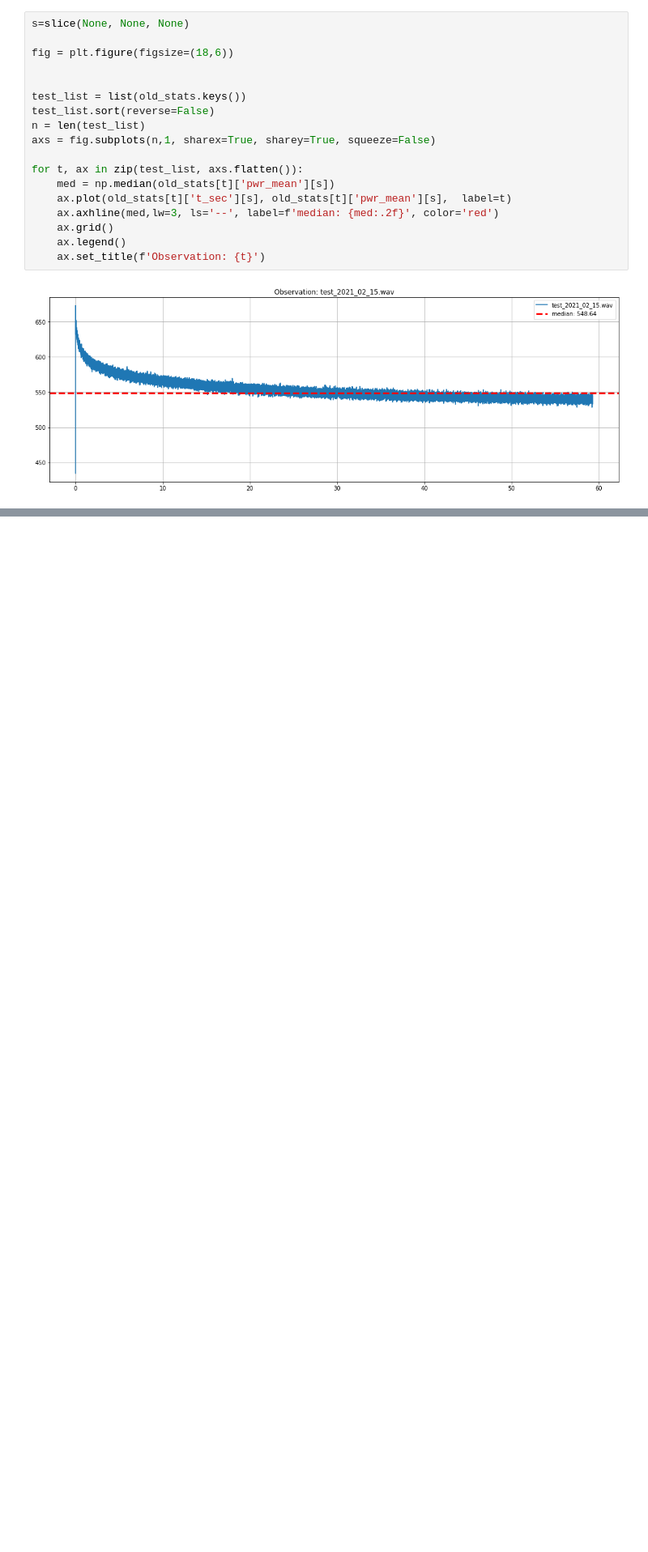
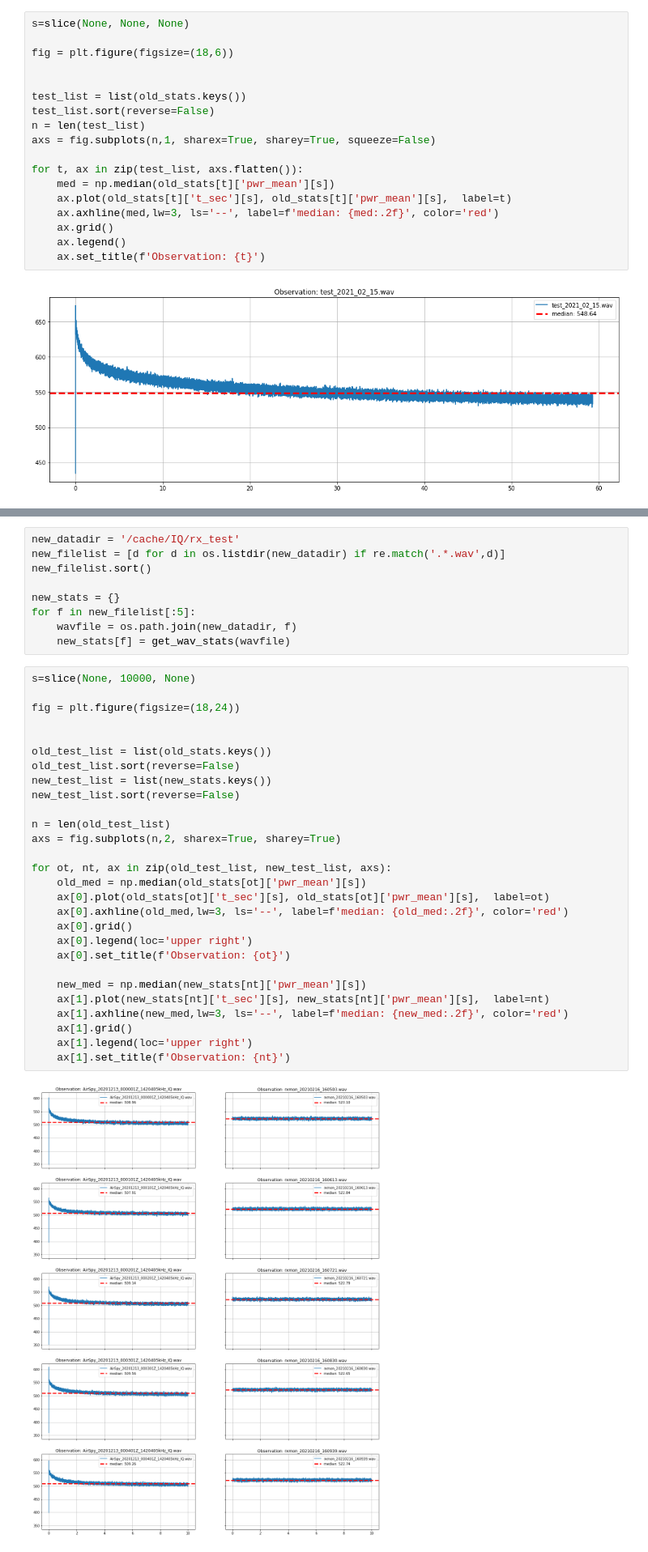
Before and after one commit to kevinmcmanus/lto-airspy, a Jupyter notebook: airspy-host-1.0.9/scripts/plotwav.ipynb, the cells around one changed output, grey strips where cells are left out. Shown: that part at 81% size. Cells and saved outputs as stored; diff of their text form; blank space fills up the shorter version.

```diff
--- a/airspy-host-1.0.9/scripts/plotwav.ipynb
+++ b/airspy-host-1.0.9/scripts/plotwav.ipynb
@@ -197,0 +265,39 @@ s[:10]
+# %%
+new_datadir = '/cache/IQ/rx_test'
+new_filelist = [d for d in os.listdir(new_datadir) if re.match('.*.wav',d)]
+new_filelist.sort()
+
+new_stats = {}
+for f in new_filelist[:5]:
+    wavfile = os.path.join(new_datadir, f)
+    new_stats[f] = get_wav_stats(wavfile)
+# %%
+s=slice(None, 10000, None)
+
+fig = plt.figure(figsize=(18,24))
+
+
+old_test_list = list(old_stats.keys())
+old_test_list.sort(reverse=False)
+new_test_list = list(new_stats.keys())
+new_test_list.sort(reverse=False)
+
+n = len(old_test_list)
+axs = fig.subplots(n,2, sharex=True, sharey=True)
+
+for ot, nt, ax in zip(old_test_list, new_test_list, axs):
+    old_med = np.median(old_stats[ot]['pwr_mean'][s])
+    ax[0].plot(old_stats[ot]['t_sec'][s], old_stats[ot]['pwr_mean'][s],  label=ot)
+    ax[0].axhline(old_med,lw=3, ls='--', label=f'median: {old_med:.2f}', color='red')
+    ax[0].grid()
+    ax[0].legend(loc='upper right')
+    ax[0].set_title(f'Observation: {ot}')
+
+    new_med = np.median(new_stats[nt]['pwr_mean'][s])
+    ax[1].plot(new_stats[nt]['t_sec'][s], new_stats[nt]['pwr_mean'][s],  label=nt)
+    ax[1].axhline(new_med,lw=3, ls='--', label=f'median: {new_med:.2f}', color='red')
+    ax[1].grid()
+    ax[1].legend(loc='upper right')
+    ax[1].set_title(f'Observation: {nt}')
+# %% [output]
+[figure, added]
```
Also changed, not shown: parts of 9 cells of this notebook.
